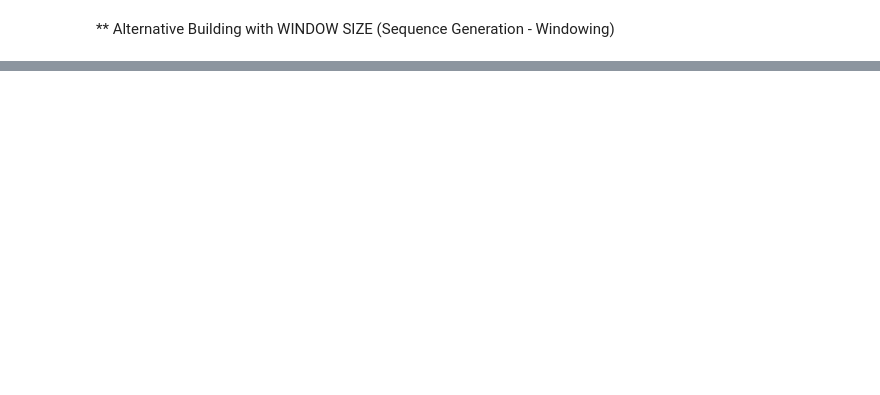
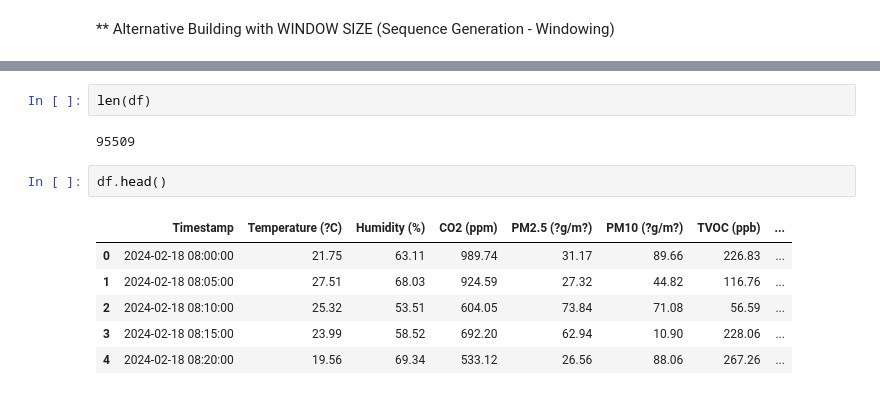
Before and after one commit to naingwinkyaw/IT123-Project_ID4288602M_, a Jupyter notebook: 03_IT123_Project_R1.ipynb, the cells around one changed output, grey strips where cells are left out. Cells and saved outputs as stored; diff of their text form; blank space fills up the shorter version.

```diff
--- a/03_IT123_Project_R1.ipynb
+++ b/03_IT123_Project_R1.ipynb
@@ -395,0 +423,13 @@ R2 Score: -0.01
+# %%
+len(df)
+# %% [output]
+95509
+# %%
+df.head()
+# %% [output]
+|  | Timestamp | Temperature (?C) | Humidity (%) | CO2 (ppm) | PM2.5 (?g/m?) | PM10 (?g/m?) | TVOC (ppb) | ... |
+| 0 | 2024-02-18 08:00:00 | 21.75 | 63.11 | 989.74 | 31.17 | 89.66 | 226.83 | ... |
+| 1 | 2024-02-18 08:05:00 | 27.51 | 68.03 | 924.59 | 27.32 | 44.82 | 116.76 | ... |
+| 2 | 2024-02-18 08:10:00 | 25.32 | 53.51 | 604.05 | 73.84 | 71.08 | 56.59 | ... |
+| 3 | 2024-02-18 08:15:00 | 23.99 | 58.52 | 692.20 | 62.94 | 10.90 | 228.06 | ... |
+| 4 | 2024-02-18 08:20:00 | 19.56 | 69.34 | 533.12 | 26.56 | 88.06 | 267.26 | ... |
```
Also changed, not shown: parts of 78 cells of this notebook.
